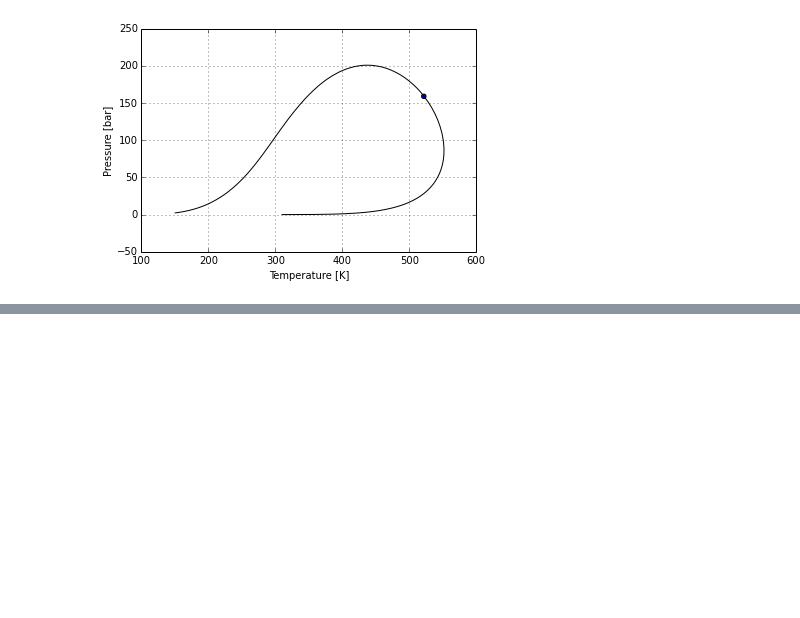
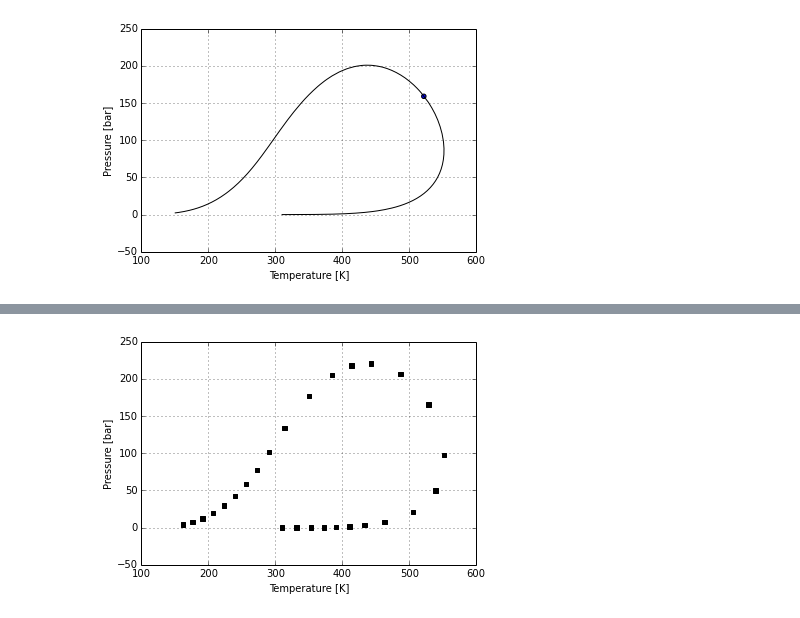
Before and after one commit to phasety/sur, a Jupyter notebook: examples/basic_envelope.ipynb, the cells around one changed output, grey strips where cells are left out. Saved outputs shown, nothing was run; the diff lists cells and outputs as text; code cells hidden in the pictures; blank space fills up the shorter version.

Commit message:
shortcut for experimental envelope. better example

```diff
--- a/examples/basic_envelope.ipynb
+++ b/examples/basic_envelope.ipynb
@@ -55,3 +97,0 @@ env.plot(critical_point='^', format='-y')
-# %%
-env.p += 10
-env.plot(fig)
@@ -59,0 +102,10 @@ env.plot(fig)
+# %%
+n = env.p.size
+
+p = env.p[np.arange(0, n, 7)]  * 1.1
+t = env.t[np.arange(0, n, 7)]
+exp_env = m.experimental_envelope(t, p)
+exp_fig = exp_env.plot()
+exp_fig
+# %% [output]
+[figure, added]
```
Also changed, not shown: parts of 29 cells of this notebook, 2 other files.
